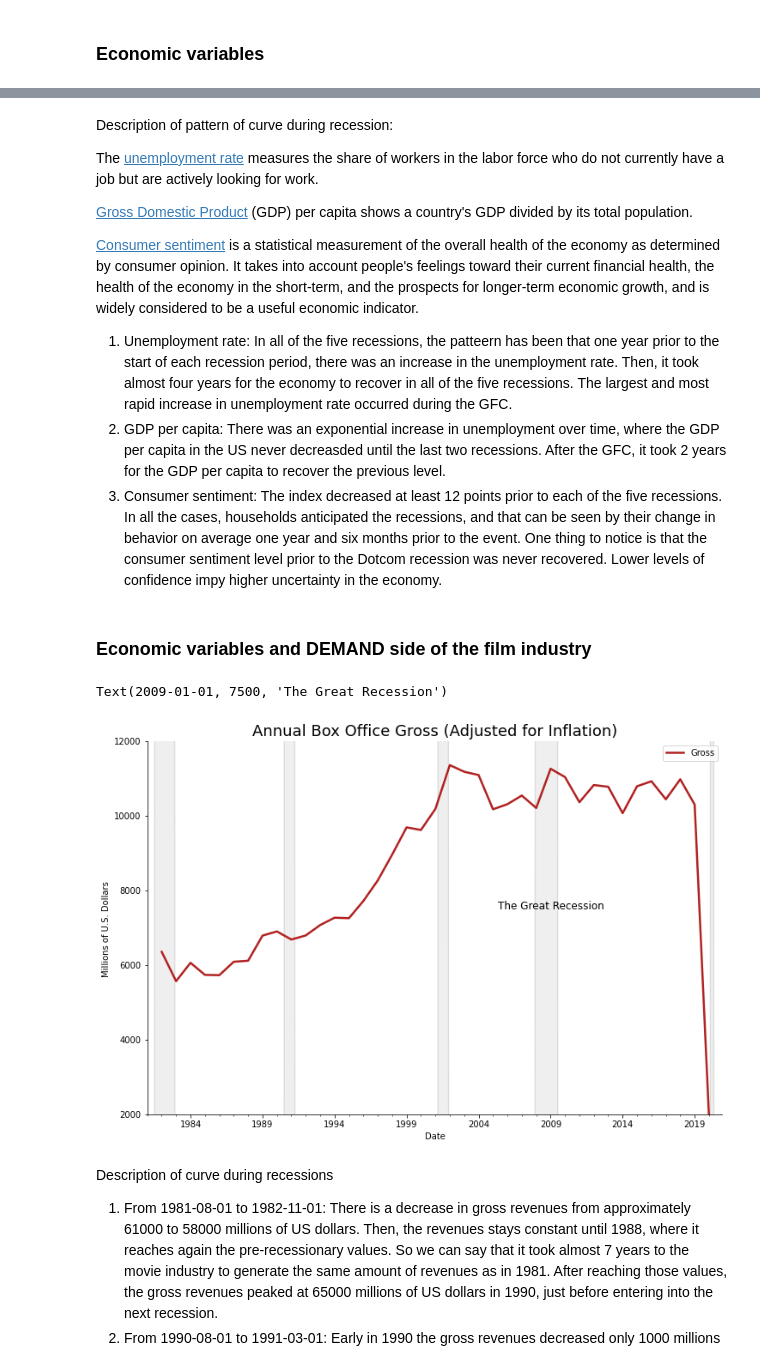
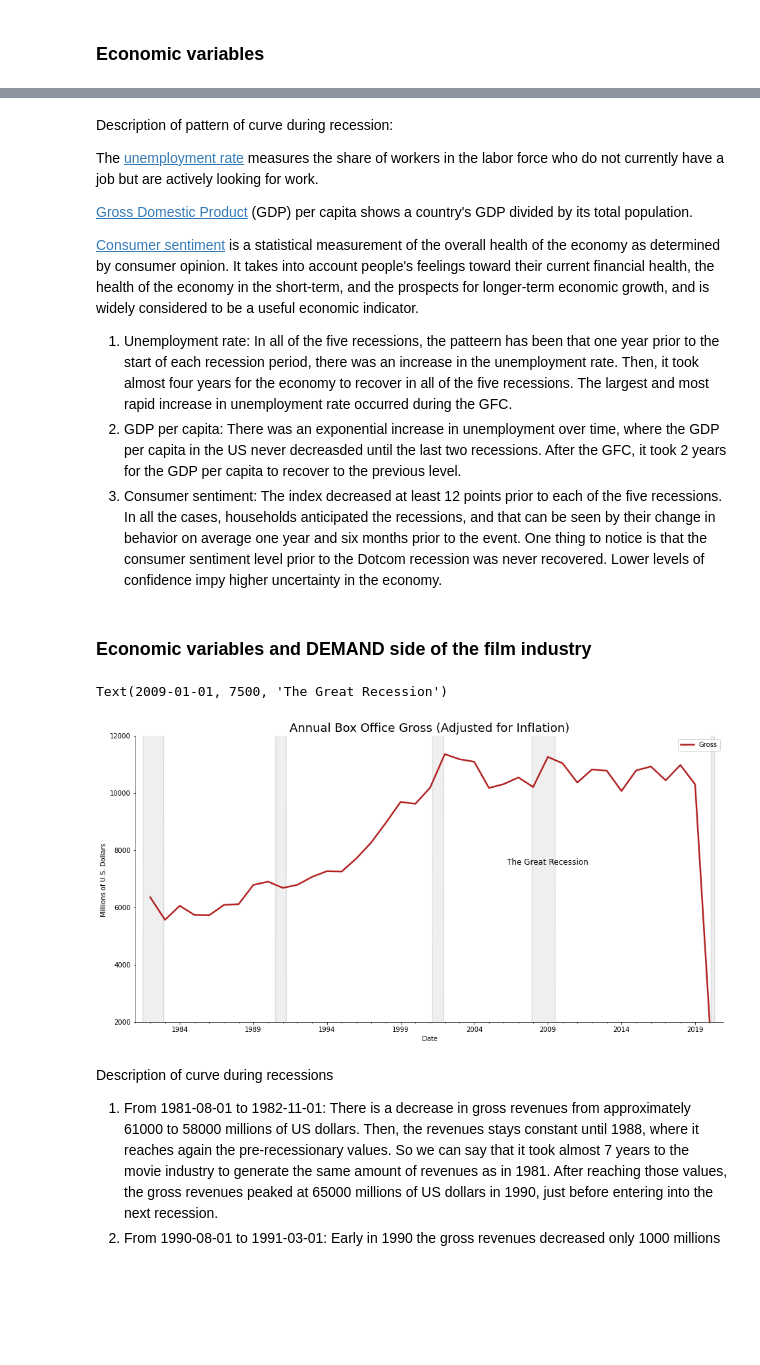
Before and after one commit to FabrizioCabreraC/Hollywood-as-recession-proof, a Jupyter notebook: Hollywood_Project.ipynb, the cells around one changed output, grey strips where cells are left out. Cells and saved outputs as stored; diff of their text form; code cells hidden in the pictures; blank space fills up the shorter version.

```diff
--- a/Hollywood_Project.ipynb
+++ b/Hollywood_Project.ipynb
@@ -688,42 +692,42 @@ The [unemployment rate](https://www.epi.org/newsroom/useful_definitions/) measur
 [Consumer sentiment](https://www.investopedia.com/terms/c/consumer-sentiment.asp) is a statistical measurement of the overall health of the economy as determined by consumer opinion. It takes into account people's feelings toward their current financial health, the health of the economy in the short-term, and the prospects for longer-term economic growth, and is widely considered to be a useful economic indicator.
 
 1.   Unemployment rate: In all of the five recessions, the patteern has been that one year prior to the start of each recession period, there was an increase in the unemployment rate. Then, it took almost four years for the economy to recover in all of the five recessions. The largest and most rapid increase in unemployment rate occurred during the GFC.
-2.   GDP per capita: There was an exponential increase in unemployment over time, where the GDP per capita in the US never decreasded until the last two recessions. After the GFC, it took 2 years for the GDP per capita to recover the previous level.
+2.   GDP per capita: There was an exponential increase in unemployment over time, where the GDP per capita in the US never decreasded until the last two recessions. After the GFC, it took 2 years for the GDP per capita to recover to the previous level.
 3.   Consumer sentiment: The index decreased at least 12 points prior to each of the five recessions. In all the cases, households anticipated the recessions, and that can be seen by their change in behavior on average one year and six months prior to the event. One thing to notice is that the consumer sentiment level prior to the Dotcom recession was never recovered. Lower levels of confidence impy higher uncertainty in the economy.
 # %% [markdown]
 ### Economic variables and DEMAND side of the film industry
 # %%
 # Annual Box Office Gross (Adjusted for Inflation)
-fig, axs = plt.subplots(figsize=(12,8))
+fig, axs = plt.subplots(figsize=(16,8))
 
 us_rec_scale["USREC"].plot.area(ax=axs, alpha=0.12, color="gray", label=str())
 
 data_box_year['gross'].plot(
     color = ('firebrick'),
     ax=axs,
     label="Gross",
     linewidth = 2.5)
 
 plt.xlim("1978-01-01", "2021-01-01")
 plt.legend(loc='upper right')
 plt.xlim("1981-01-01", "2020-12-31")
 plt.ylim(2000,12000)
 
 axs.spines["right"].set_visible(False)
 axs.spines["top"].set_visible(False)
 axs.set_title(
     "Annual Box Office Gross (Adjusted for Inflation)",
     fontsize = 18)
 axs.set_ylabel("Millions of U.S. Dollars ")
 
 axs.annotate(
     "The Great Recession",
     xy = ("2009-01-01", 7500),
     fontsize=12,
      horizontalalignment="center")
 # %% [output]
 Text(2009-01-01, 7500, 'The Great Recession')
-[figure, old version]
+[figure, new version]
 # %% [markdown]
 Description of curve during recessions
 
```
Also changed, not shown: parts of 20 cells of this notebook.
